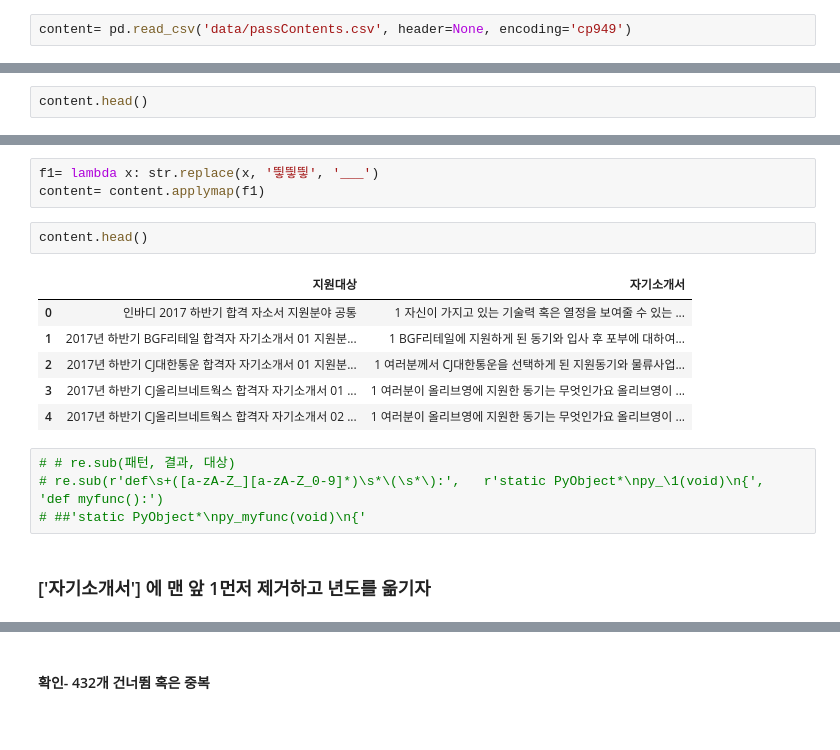
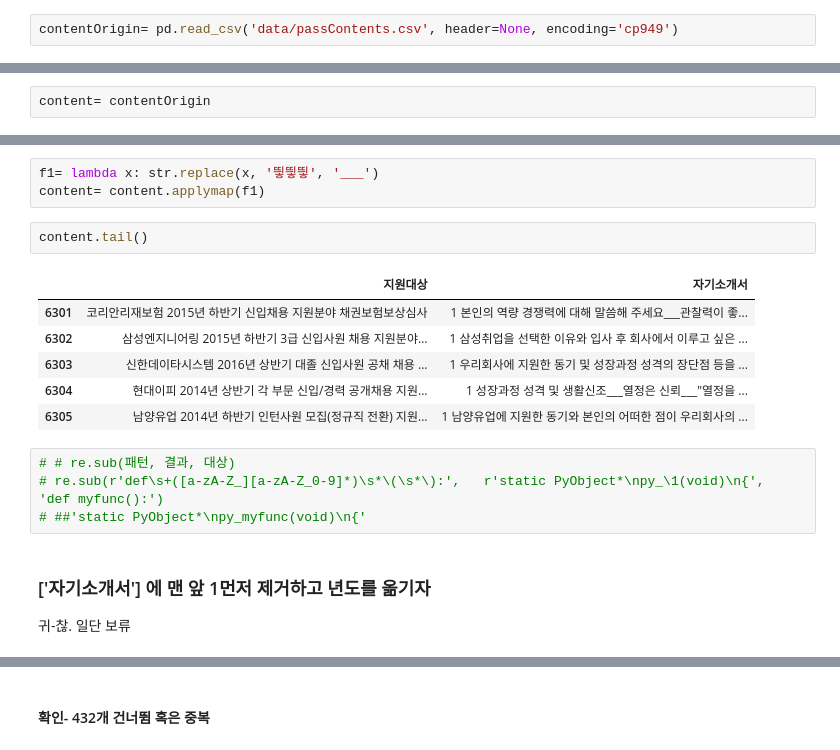
Before and after one commit to firstock/justBackup, a Jupyter notebook: utility/scrap_passSelfintro.ipynb, the cells around one changed output, grey strips where cells are left out. Saved outputs shown, nothing was run; the diff lists cells and outputs as text.

```diff
--- a/utility/scrap_passSelfintro.ipynb
+++ b/utility/scrap_passSelfintro.ipynb
@@ -250,5 +261,5 @@ import pandas as pd
 #     reader = csv.reader(csv_file)
 #     dictContRead = dict(reader)
 # %%
-content= pd.read_csv('data/passContents.csv', header=None, encoding='cp949')
+contentOrigin= pd.read_csv('data/passContents.csv', header=None, encoding='cp949')
 # %%
@@ -258,2 +283,2 @@ len(content)
 # %%
-content.head()
+content= contentOrigin
@@ -270,18 +297,19 @@ content.columns= ['지원대상','자기소개서']
 f1= lambda x: str.replace(x, '띟띟띟', '___')
 content= content.applymap(f1)
 # %%
-content.head()
+content.tail()
 # %% [output]
 |  | 지원대상 | 자기소개서 |
-| 0 | 인바디 2017 하반기 합격 자소서 지원분야 공통 | 1 자신이 가지고 있는 기술력 혹은 열정을 보여줄 수 있는 ... |
-| 1 | 2017년 하반기 BGF리테일 합격자 자기소개서 01 지원분... | 1 BGF리테일에 지원하게 된 동기와 입사 후 포부에 대하여... |
-| 2 | 2017년 하반기 CJ대한통운 합격자 자기소개서 01 지원분... | 1 여러분께서 CJ대한통운을 선택하게 된 지원동기와 물류사업... |
-| 3 | 2017년 하반기 CJ올리브네트웍스 합격자 자기소개서 01 ... | 1 여러분이 올리브영에 지원한 동기는 무엇인가요 올리브영이 ... |
-| 4 | 2017년 하반기 CJ올리브네트웍스 합격자 자기소개서 02 ... | 1 여러분이 올리브영에 지원한 동기는 무엇인가요 올리브영이 ... |
+| 6301 | 코리안리재보험 2015년 하반기 신입채용 지원분야 채권보험보상심사 | 1 본인의 역량 경쟁력에 대해 말씀해 주세요___관찰력이 좋... |
+| 6302 | 삼성엔지니어링 2015년 하반기 3급 신입사원 채용 지원분야... | 1 삼성취업을 선택한 이유와 입사 후 회사에서 이루고 싶은 ... |
+| 6303 | 신한데이타시스템 2016년 상반기 대졸 신입사원 공채 채용 ... | 1 우리회사에 지원한 동기 및 성장과정 성격의 장단점 등을 ... |
+| 6304 | 현대이피 2014년 상반기 각 부문 신입/경력 공개채용 지원... | 1 성장과정 성격 및 생활신조___열정은 신뢰___"열정을 ... |
+| 6305 | 남양유업 2014년 하반기 인턴사원 모집(정규직 전환) 지원... | 1 남양유업에 지원한 동기와 본인의 어떠한 점이 우리회사의 ... |
 # %%
 # # re.sub(패턴, 결과, 대상)
 # re.sub(r'def\s+([a-zA-Z_][a-zA-Z_0-9]*)\s*\(\s*\):',   r'static PyObject*\npy_\1(void)\n{',   'def myfunc():')
 # ##'static PyObject*\npy_myfunc(void)\n{'
 # %% [markdown]
 ### ['자기소개서'] 에 맨 앞 1먼저 제거하고 년도를 옮기자
+귀-찮. 일단 보류
 # %%
```
Also changed, not shown: parts of 32 cells of this notebook, 1 other file.
